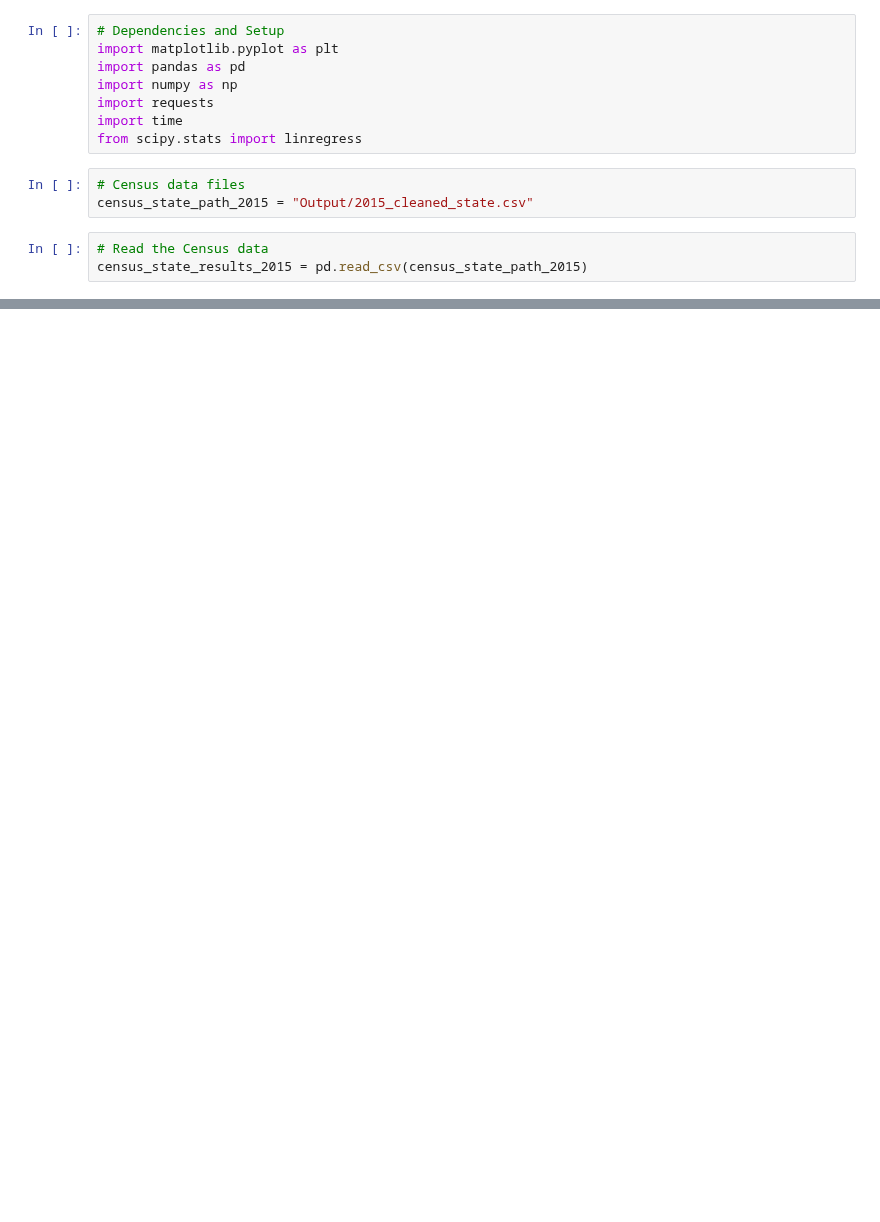
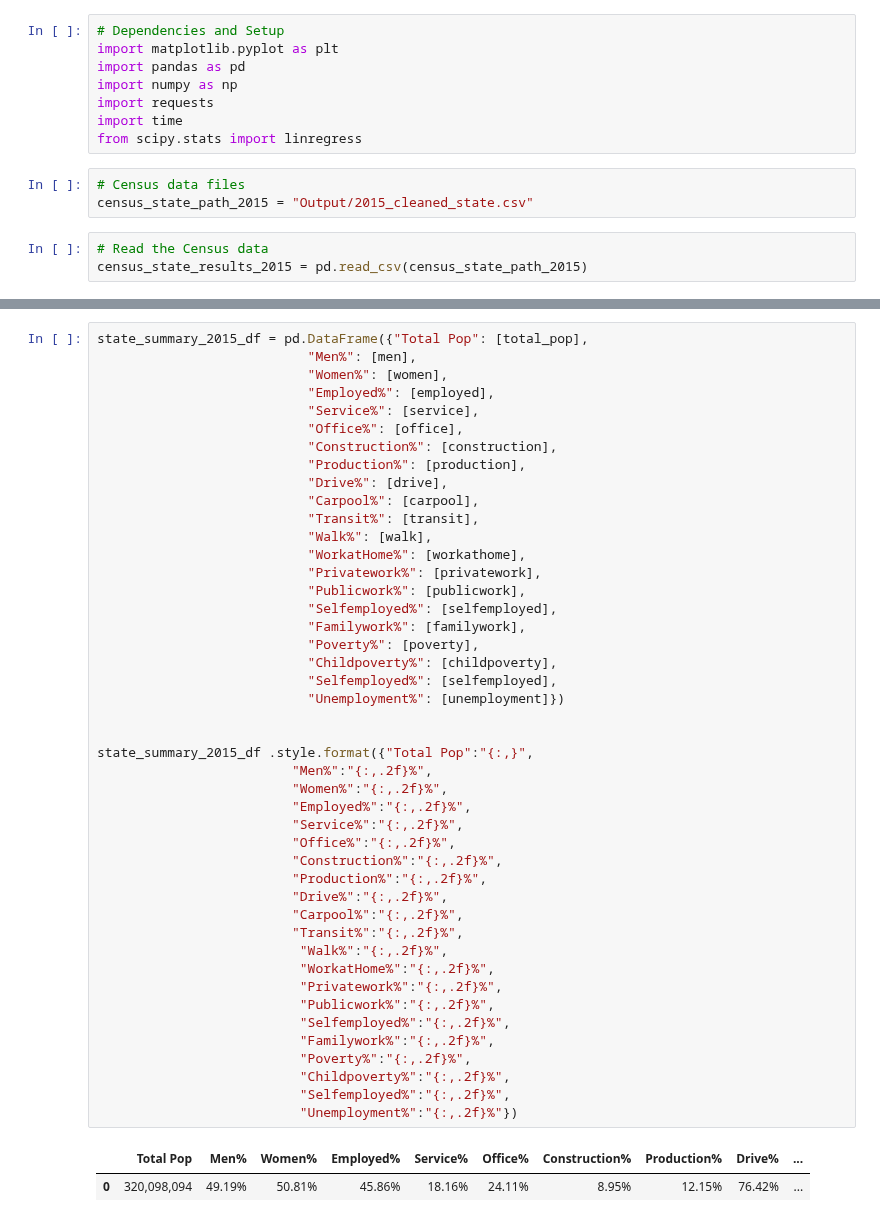
Before and after one commit to charlim26/censusproject, a Jupyter notebook: 2015_State_Census_Data.ipynb, the cells around one changed output, grey strips where cells are left out. Saved outputs shown, nothing was run; the diff lists cells and outputs as text; blank space fills up the shorter version.

```diff
--- a/2015_State_Census_Data.ipynb
+++ b/2015_State_Census_Data.ipynb
@@ -102,0 +48,48 @@ census_state_results_2015.describe()
+# %%
+state_summary_2015_df = pd.DataFrame({"Total Pop": [total_pop],
+                           "Men%": [men],
+                           "Women%": [women],
+                           "Employed%": [employed],
+                           "Service%": [service],
+                           "Office%": [office],
+                           "Construction%": [construction],
+                           "Production%": [production],
+                           "Drive%": [drive],
+                           "Carpool%": [carpool],
+                           "Transit%": [transit],
+                           "Walk%": [walk],
+                           "WorkatHome%": [workathome],
+                           "Privatework%": [privatework],
+                           "Publicwork%": [publicwork],
+                           "Selfemployed%": [selfemployed],
+                           "Familywork%": [familywork],
+                           "Poverty%": [poverty],
+                           "Childpoverty%": [childpoverty],
+                           "Selfemployed%": [selfemployed],
+                           "Unemployment%": [unemployment]})
+
+
+state_summary_2015_df .style.format({"Total Pop":"{:,}",
+                         "Men%":"{:,.2f}%",
+                         "Women%":"{:,.2f}%",
+                         "Employed%":"{:,.2f}%",
+                         "Service%":"{:,.2f}%",
+                         "Office%":"{:,.2f}%",
+                         "Construction%":"{:,.2f}%",
+                         "Production%":"{:,.2f}%",
+                         "Drive%":"{:,.2f}%",
+                         "Carpool%":"{:,.2f}%",
+                         "Transit%":"{:,.2f}%",
+                          "Walk%":"{:,.2f}%",
+                          "WorkatHome%":"{:,.2f}%",
+                          "Privatework%":"{:,.2f}%",
+                          "Publicwork%":"{:,.2f}%",
+                          "Selfemployed%":"{:,.2f}%",
+                          "Familywork%":"{:,.2f}%",
+                          "Poverty%":"{:,.2f}%",
+                          "Childpoverty%":"{:,.2f}%",
+                          "Selfemployed%":"{:,.2f}%",
+                          "Unemployment%":"{:,.2f}%"})
+# %% [output]
+|  | Total Pop | Men% | Women% | Employed% | Service% | Office% | Construction% | Production% | Drive% | ... |
+| 0 | 320,098,094 | 49.19% | 50.81% | 45.86% | 18.16% | 24.11% | 8.95% | 12.15% | 76.42% | ... |
```
Also changed, not shown: parts of 7 cells of this notebook, 2 other files.
